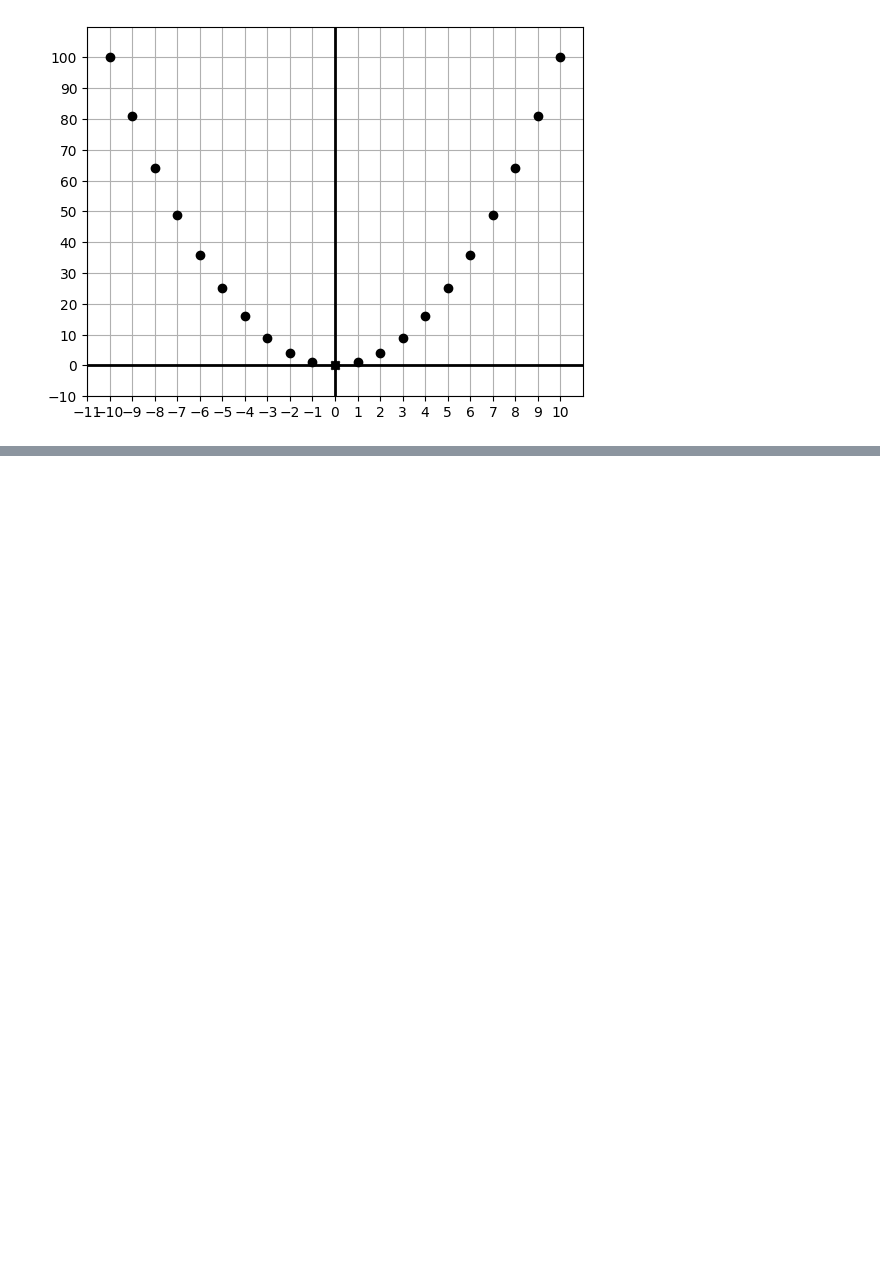
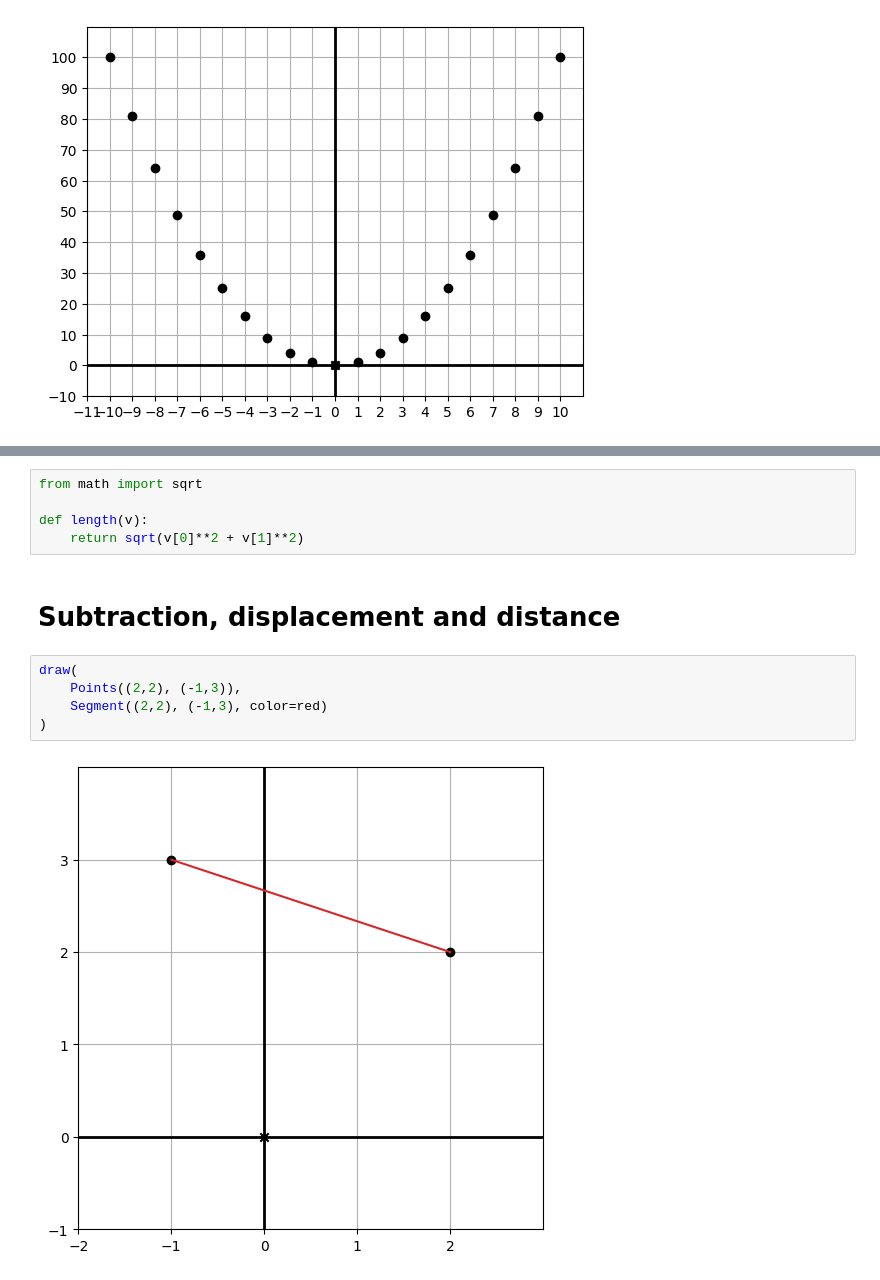
Before and after one commit to PaulApivat/Math-for-Programmers, a Jupyter notebook: Chapter 02/my_walkthrough.ipynb, the cells around one changed output, grey strips where cells are left out. Saved outputs shown, nothing was run; the diff lists cells and outputs as text; blank space fills up the shorter version.

```diff
--- a/Chapter 02/my_walkthrough.ipynb
+++ b/Chapter 02/my_walkthrough.ipynb
@@ -67,0 +97,14 @@ draw(
+# %%
+from math import sqrt
+
+def length(v):
+    return sqrt(v[0]**2 + v[1]**2)
+# %% [markdown]
+# Subtraction, displacement and distance
+# %%
+draw(
+    Points((2,2), (-1,3)),
+    Segment((2,2), (-1,3), color=red)
+)
+# %% [output]
+[figure, added]
```
Also changed, not shown: parts of 7 cells of this notebook.
